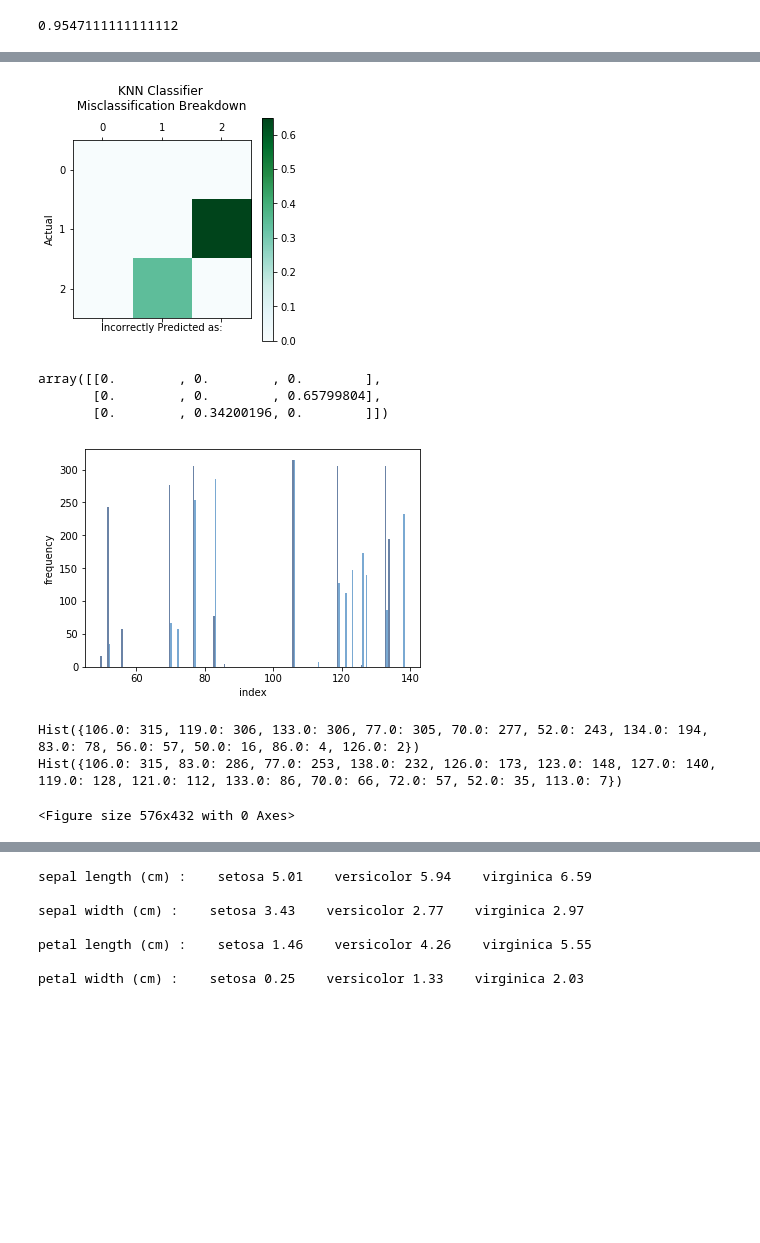
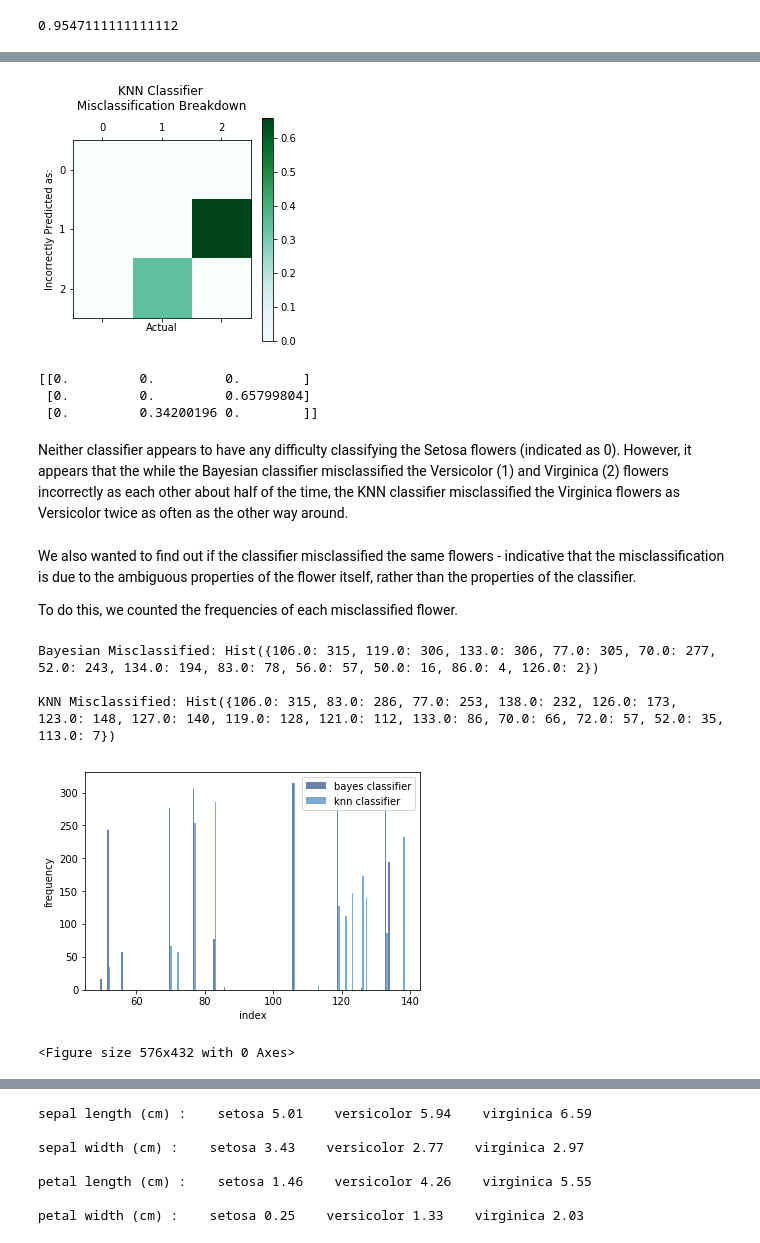
Before and after one commit to ASHSWAN1999/Bayes-vs-Machine-Learning-Comparison, a Jupyter notebook: project3.ipynb, the cells around one changed output, grey strips where cells are left out. Saved outputs shown, nothing was run; the diff lists cells and outputs as text; code cells hidden in the pictures; blank space fills up the shorter version.

```diff
--- a/project3.ipynb
+++ b/project3.ipynb
@@ -132,12 +115,12 @@ def Bayesian(seed, bayes_df):
 
     return (bayes.score(X_test, y_test), temp)
 # %%
-bayes_df = pd.DataFrame()
+bayes_df = pd.DataFrame() # DataFrame we will use to store the incorrect classifications in each iteration
 scores = []
 
 for i in range (0, 1000):
-    s = Bayesian(i, bayes_df)[0]
-    temp = Bayesian(i, bayes_df)[1]
+    s = Bayesian_Classifier(i)[0]
+    temp = Bayesian_Classifier(i)[1]
 
     scores.append(s)
     bayes_df = bayes_df.append(temp, ignore_index=True)
@@ -147,7 +130,14 @@ print(np.mean(scores))
 # %% [output]
 0.9532666666666667
 # %%
-def  KNeighbors(seed, n, knn_df):
+def KNeighbors_Classifier(seed, n):
+    '''
+    seed: Integer that will set the random_state of the test/train split
+    n: Parameter n for number of neighbors in KNeighborsClassifier
+
+    returns: a tuple including the score of the classifier and a DataFrame containing information about the misclassified flowers
+
+    '''
     actual = []
     guess = []
     index = []
@@ -172,10 +164,9 @@ def  KNeighbors(seed, n, knn_df):
 # %%
-knn_df = pd.DataFrame()
 for k in range(1, 20):
     scores = []
 
     for i in range (0, 1000):
-        s = KNeighbors(i, k, knn_df)[0]
+        s = KNeighbors_Classifier(i, k)[0]
         scores.append(s)
 
     print(k, ":", np.mean(scores))
@@ -204,15 +195,14 @@ From this test, we can see that we should select 4 or 18 neighbors to get the sa
 # %%
-knn_df = pd.DataFrame()
+knn_df = pd.DataFrame() # DataFrame we will use to store the incorrect classifications in each iteration
 scores = []
 
 for i in range (0, 1000):
-    s = KNeighbors(i, 18, knn_df)[0]
-    temp = KNeighbors(i, 18, knn_df)[1]
+    s = KNeighbors_Classifier(i, 18)[0]
+    temp = KNeighbors_Classifier(i, 18)[1]
 
     scores.append(s)
     knn_df = knn_df.append(temp, ignore_index=True)
 
-
 print(np.mean(scores))
 # %% [output]
 0.9547111111111112
@@ -249,4 +235,5 @@ array([[0.        , 0.        , 0.        ],
 # %%
+# Create matrix for misclassification breakdown
 k = [[0, 0, 0], [0, 0, 0], [0, 0, 0]]
 for i in range(0, int(knn_df.size/3)):
     x = int(knn_df.iloc[i]['actual'])
@@ -254,34 +241,41 @@ for i in range(0, int(knn_df.size/3)):
     k[y][x] += 1
 K = np.array(k)/int(knn_df.size/3)
 
-plt.matshow(K, vmin=0, vmax=.65, cmap='BuGn')       # same
+# Display Results
+plt.matshow(K, vmin=0, vmax=.66, cmap='BuGn')       # same
 plt.colorbar()
 plt.title('KNN Classifier \n Misclassification Breakdown \n')
-plt.xlabel('Incorrectly Predicted as:')
-plt.ylabel('Actual')
+plt.xlabel('Actual')
+plt.ylabel('Incorrectly Predicted as:')
 plt.show()
-
-K
+print(K)
 # %% [output]
-[figure, old version]
+[figure, new version]
-array([[0.        , 0.        , 0.        ],
-       [0.        , 0.        , 0.65799804],
-       [0.        , 0.34200196, 0.        ]])
+[[0.         0.         0.        ]
+ [0.         0.         0.65799804]
+ [0.         0.34200196 0.        ]]
+# %% [markdown]
+Neither classifier appears to have any difficulty classifying the Setosa flowers (indicated as 0). However, it appears that the while the Bayesian classifier misclassified the Versicolor (1) and Virginica (2) flowers incorrectly as each other about half of the time, the KNN classifier misclassified the Virginica flowers as Versicolor twice as often as the other way around.
+# %% [markdown]
+We also wanted to find out if the classifier misclassified the same flowers - indicative that the misclassification is due to the ambiguous properties of the flower itself, rather than the properties of the classifier.
+
+To do this, we counted the frequencies of each misclassified flower.
 # %%
-bayes_hist = Hist(bayes_df.flower_index)#, label = 'bayes')
-knn_hist = Hist(knn_df.flower_index)#, label = 'knn')
+bayes_hist = Hist(bayes_df.flower_index)
+knn_hist = Hist(knn_df.flower_index)
+print('Bayesian Misclassified:', bayes_hist, '\n')
+print('KNN Misclassified:', knn_hist)
 
-width =.45
+bayes_hist.label = 'bayes classifier'
+knn_hist.label = 'knn classifier'
+
 thinkplot.PrePlot()
-thinkplot.Hist(bayes_hist, align='right', width=width)
-thinkplot.Hist(knn_hist, align='left', width=width)
-thinkplot.Show(xlabel='index', ylabel='frequency')
-# xlim=[150,200]
-
-print(bayes_hist)
-print(knn_hist)
+thinkplot.Hist(bayes_hist, align='right', width=.45);
+thinkplot.Hist(knn_hist, align='left', width=.45);
+thinkplot.Show(xlabel='index', ylabel='frequency');
 # %% [output]
+Bayesian Misclassified: Hist({106.0: 315, 119.0: 306, 133.0: 306, 77.0: 305, 70.0: 277, 52.0: 243, 134.0: 194, 83.0: 78, 56.0: 57, 50.0: 16, 86.0: 4, 126.0: 2})
+
+KNN Misclassified: Hist({106.0: 315, 83.0: 286, 77.0: 253, 138.0: 232, 126.0: 173, 123.0: 148, 127.0: 140, 119.0: 128, 121.0: 112, 133.0: 86, 70.0: 66, 72.0: 57, 52.0: 35, 113.0: 7})
-[figure, old version]
+[figure, new version]
-Hist({106.0: 315, 119.0: 306, 133.0: 306, 77.0: 305, 70.0: 277, 52.0: 243, 134.0: 194, 83.0: 78, 56.0: 57, 50.0: 16, 86.0: 4, 126.0: 2})
-Hist({106.0: 315, 83.0: 286, 77.0: 253, 138.0: 232, 126.0: 173, 123.0: 148, 127.0: 140, 119.0: 128, 121.0: 112, 133.0: 86, 70.0: 66, 72.0: 57, 52.0: 35, 113.0: 7})
 <Figure size 576x432 with 0 Axes>
```
Also changed, not shown: parts of 30 cells of this notebook.
